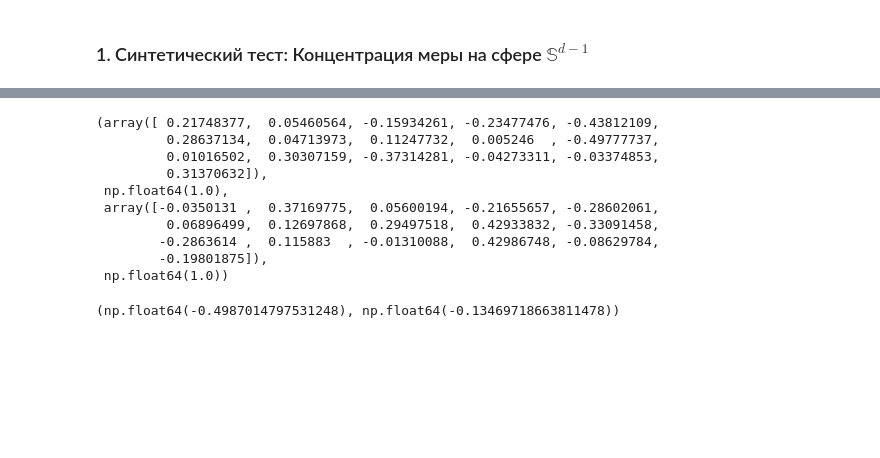
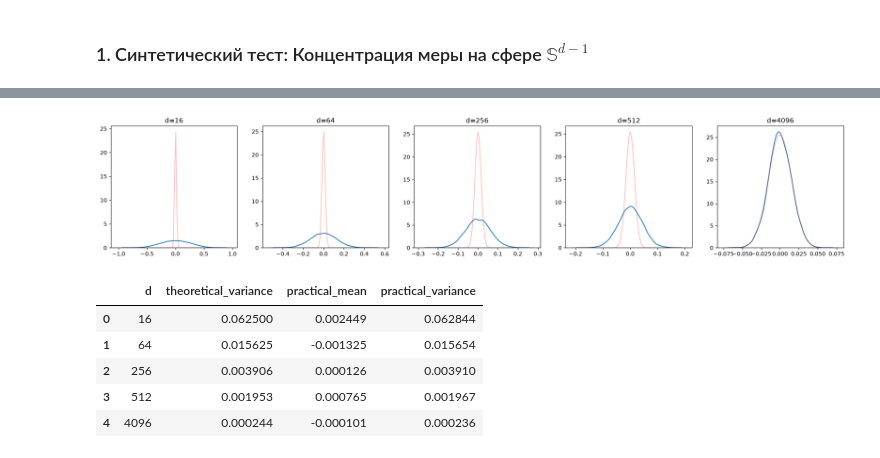
Before and after one commit to kawaii-Code/mc1, a Jupyter notebook: ml/lab1.ipynb, the cells around one changed output, grey strips where cells are left out. Drawn from its saved outputs; the diff is of its cells as text; code cells hidden in the pictures; blank space fills up the shorter version.

```diff
--- a/ml/lab1.ipynb
+++ b/ml/lab1.ipynb
@@ -13,12 +18,20 @@ Ds = [16, 64, 256, 512, 4096]
 # %%
-d = Ds[0]
+for iteration, d in enumerate(D):
+    X = numpy.array([
+        numpy.random.normal(0.0, 1.0, (d)) for _ in range(M)
+    ])
 
-X = numpy.array([
-    numpy.random.normal(0.0, 1.0, (d)) for _ in range(M)
-])
+    Y = numpy.array([
+        numpy.random.normal(0.0, 1.0, (d)) for _ in range(M)
+    ])
 
-Y = numpy.array([
-    numpy.random.normal(0.0, 1.0, (d)) for _ in range(M)
-])
+    for i in range(M):
+        X[i] /= numpy.linalg.norm(X[i])
+        Y[i] /= numpy.linalg.norm(Y[i])
 
-X[0], numpy.linalg.norm(X[0]), Y[-1], numpy.linalg.norm(Y[-1])
+    s = numpy.zeros(M)
+
+    for i in range(M):
+        s[i] = numpy.dot(X[i], Y[i])
+
+    S[iteration] = s
@@ -36,26 +38,15 @@ X[0], numpy.linalg.norm(X[0]), Y[-1], numpy.linalg.norm(Y[-1])
-# %%
-for i in range(M):
-    X[i] /= numpy.linalg.norm(X[i])
-    Y[i] /= numpy.linalg.norm(Y[i])
-
-X[0], numpy.linalg.norm(X[0]), Y[-1], numpy.linalg.norm(Y[-1])
-# %% [output]
-(array([ 0.21748377,  0.05460564, -0.15934261, -0.23477476, -0.43812109,
-         0.28637134,  0.04713973,  0.11247732,  0.005246  , -0.49777737,
-         0.01016502,  0.30307159, -0.37314281, -0.04273311, -0.03374853,
-         0.31370632]),
- np.float64(1.0),
- array([-0.0350131 ,  0.37169775,  0.05600194, -0.21655657, -0.28602061,
-         0.06896499,  0.12697868,  0.29497518,  0.42933832, -0.33091458,
-        -0.2863614 ,  0.115883  , -0.01310088,  0.42986748, -0.08629784,
-        -0.19801875]),
- np.float64(1.0))
-# %%
-S = numpy.zeros(M)
-
-for i in range(M):
-    S[i] = numpy.dot(X[i], Y[i])
-
-S[0], S[1]
-# %% [output]
-(np.float64(-0.4987014797531248), np.float64(-0.13469718663811478))
+# %%
+fig, axs = matplotlib.pyplot.subplots(ncols=len(D), figsize=(24, 4))
+
+for iteration, s in enumerate(S):
+    ax = seaborn.kdeplot(s, ax=axs[iteration])
+
+    x0, x1 = ax.get_xlim()
+    x_pdf = numpy.linspace(x0, x1, 100)
+    y_pdf = scipy.stats.norm.pdf(x_pdf, 0.0, numpy.sqrt(1.0/d))
+
+    ax.plot(x_pdf, y_pdf, 'red', alpha=0.25)
+    ax.set_ylabel("")
+    ax.set_title(f"d={D[iteration]}")
+# %% [output]
+[figure, added]
@@ -61,0 +67,14 @@ S[0], S[1]
+# %%
+pandas.DataFrame({
+    "d": D,
+    "theoretical_variance": theoretical_variance,
+    "practical_mean": practical_mean,
+    "practical_variance": practical_variance,
+})
+# %% [output]
+|  | d | theoretical_variance | practical_mean | practical_variance |
+| 0 | 16 | 0.062500 | 0.002449 | 0.062844 |
+| 1 | 64 | 0.015625 | -0.001325 | 0.015654 |
+| 2 | 256 | 0.003906 | 0.000126 | 0.003910 |
+| 3 | 512 | 0.001953 | 0.000765 | 0.001967 |
+| 4 | 4096 | 0.000244 | -0.000101 | 0.000236 |
```
Also changed, not shown: parts of 6 cells of this notebook.
